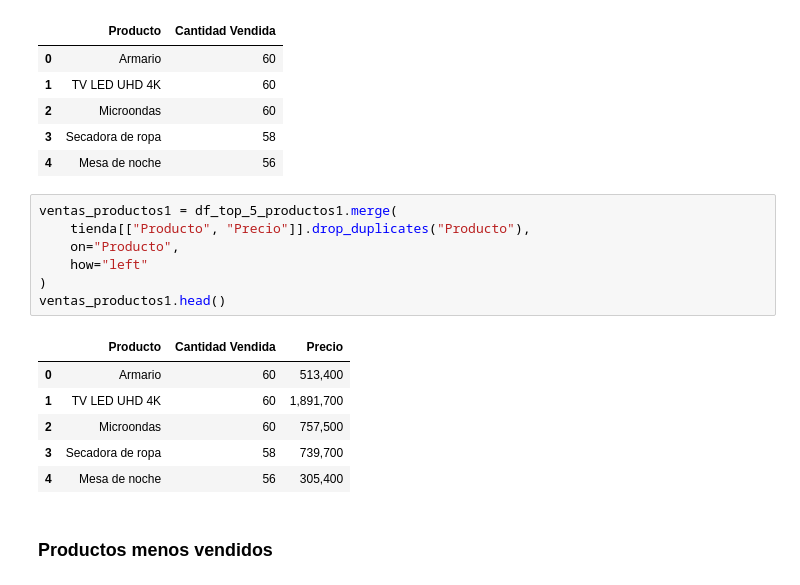
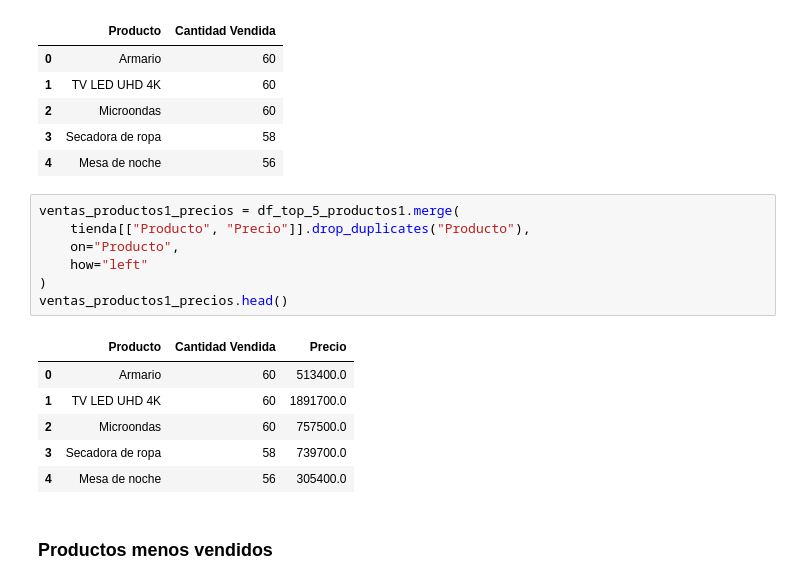
Before and after one commit to ValentinaQuinteroC/ALURA_STORE1, a Jupyter notebook: AluraStoreLatam.ipynb, the cells around one changed output. Cells and saved outputs as stored; diff of their text form.

```diff
--- a/AluraStoreLatam.ipynb
+++ b/AluraStoreLatam.ipynb
@@ -537,19 +537,19 @@ df_top_5_productos1
 | 3 | Secadora de ropa | 58 |
 | 4 | Mesa de noche | 56 |
 # %%
-ventas_productos1 = df_top_5_productos1.merge(
+ventas_productos1_precios = df_top_5_productos1.merge(
     tienda[["Producto", "Precio"]].drop_duplicates("Producto"),
     on="Producto",
     how="left"
 )
-ventas_productos1.head()
+ventas_productos1_precios.head()
 # %% [output]
 |  | Producto | Cantidad Vendida | Precio |
-| 0 | Armario | 60 | 513,400 |
-| 1 | TV LED UHD 4K | 60 | 1,891,700 |
-| 2 | Microondas | 60 | 757,500 |
-| 3 | Secadora de ropa | 58 | 739,700 |
-| 4 | Mesa de noche | 56 | 305,400 |
+| 0 | Armario | 60 | 513400.0 |
+| 1 | TV LED UHD 4K | 60 | 1891700.0 |
+| 2 | Microondas | 60 | 757500.0 |
+| 3 | Secadora de ropa | 58 | 739700.0 |
+| 4 | Mesa de noche | 56 | 305400.0 |
 # %% [markdown]
 ### Productos menos vendidos
 # %%
```
Also changed, not shown: parts of 26 cells of this notebook.
